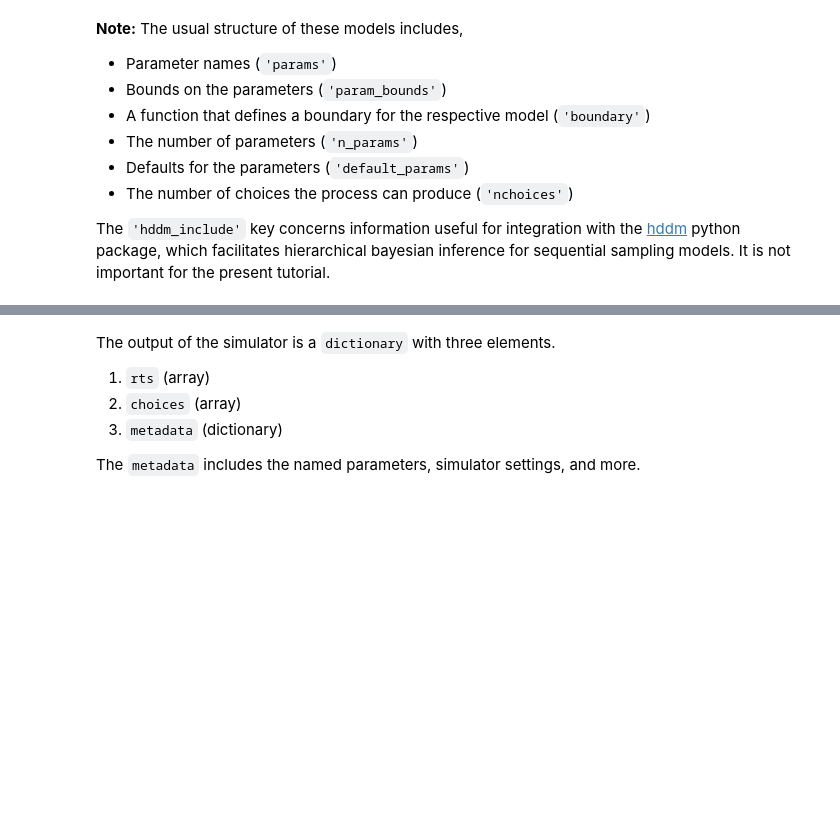
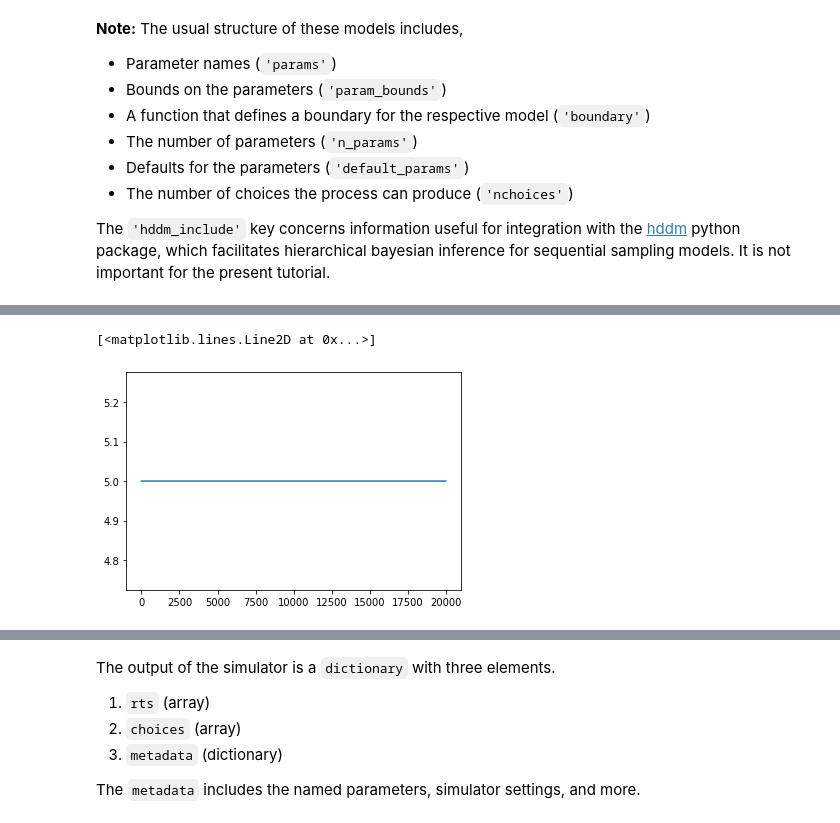
Before and after one commit to AlexanderFengler/ssm-simulators, a Jupyter notebook: basic_tutorial_tmp.ipynb, the cells around one changed output, grey strips where cells are left out. Cells and saved outputs as stored; diff of their text form; code cells hidden in the pictures; blank space fills up the shorter version.

Commit message:
adding ds_conflict models

```diff
--- a/basic_tutorial_tmp.ipynb
+++ b/basic_tutorial_tmp.ipynb
@@ -74,0 +81,14 @@ sim_out = simulator(model = 'ddm',
+# %%
+from ssms.basic_simulators import simulator
+
+theta = ssms.config.model_config['ds_conflict_drift']['default_params']
+theta[ssms.config.model_config['ds_conflict_drift']['params'].index('tfixedp')] = 5
+theta[ssms.config.model_config['ds_conflict_drift']['params'].index('a')] = 1.5
+theta[ssms.config.model_config['ds_conflict_drift']['params'].index('tinit')] = 5
+theta[ssms.config.model_config['ds_conflict_drift']['params'].index('dinit')] = 0
+theta[ssms.config.model_config['ds_conflict_drift']['params'].index('tcoh')] = 1
+theta[ssms.config.model_config['ds_conflict_drift']['params'].index('dcoh')] = 0
+theta[ssms.config.model_config['ds_conflict_drift']['params'].index('t')] = 0
+sim_out = simulator(model = 'ds_conflict_drift',
+                    theta = theta,
+                    n_samples = 1000)
@@ -74,0 +118,9 @@ sim_out = simulator(model = 'ddm',
+# %%
+# Plotting
+import matplotlib.pyplot as plt
+import matplotlib
+#import seaborn as sns
+plt.plot(sim_out['metadata']['drift'])
+# %% [output]
+[<matplotlib.lines.Line2D at 0x...>]
+[figure, added]
```
Also changed, not shown: parts of 11 cells of this notebook, 3 other files.
